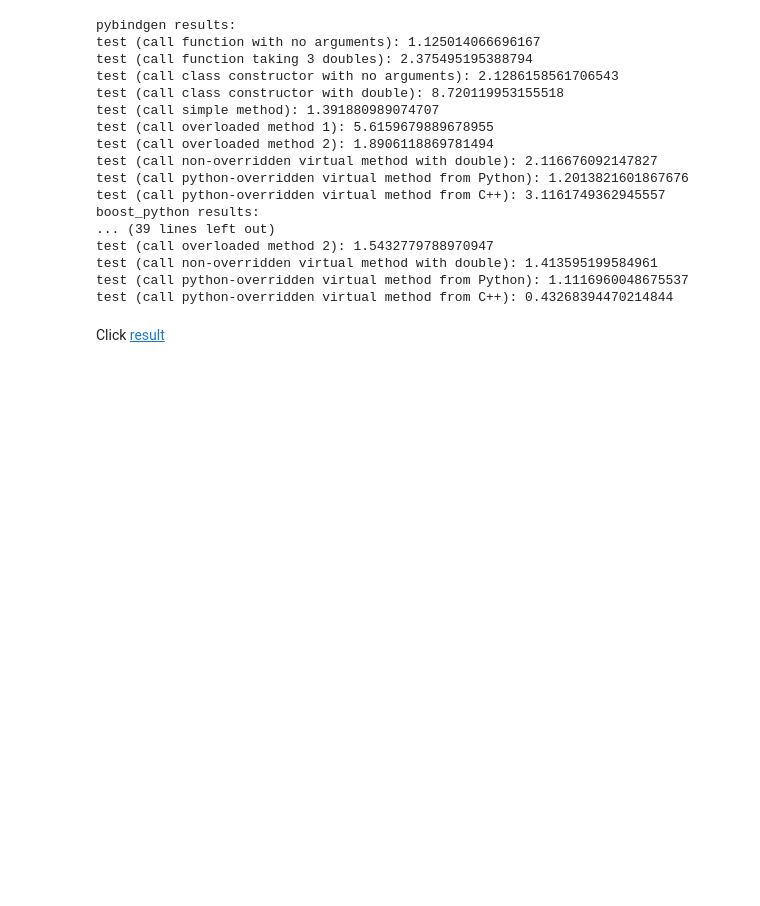
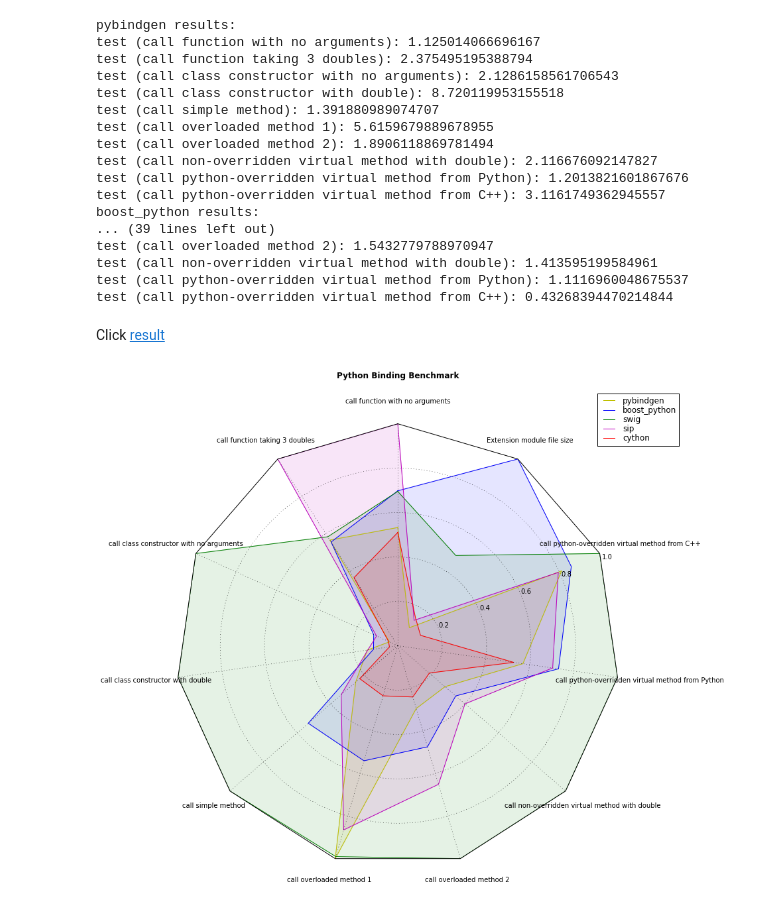
Before and after one commit to xuyuan/python_binding_benchmark, a Jupyter notebook: python_binding_benchmark.ipynb, the cells around one changed output. Cells and saved outputs as stored; diff of their text form; code cells hidden in the pictures; blank space fills up the shorter version.

Commit message:
fancy radar image

```diff
--- a/python_binding_benchmark.ipynb
+++ b/python_binding_benchmark.ipynb
@@ -50,0 +57,39 @@ Click [result](result/index.html)
+# %%
+input_fname = "result.xml"
+dom = parse(input_fname)
+res = dom.getElementsByTagName("results")[0]
+tools = [e for e in res.childNodes if e.nodeType == Node.ELEMENT_NODE]
+num_tests = len(tools[0].getElementsByTagName("test"))
+
+data = []
+for t in range(num_tests):
+    values = []
+    for x, tool in enumerate(tools):
+        values.append(float(tool.getElementsByTagName("test")[t].getAttribute('time')))
+    data.append(values)
+sizes = [float(t.getAttribute('module-file-size')) for t in tools]
+data.append(sizes)
+data = np.asarray(data)
+data /= np.max(data, axis=1)[...,np.newaxis]
+
+spoke_labels = [tools[0].getElementsByTagName("test")[t].getAttribute("description") for t in range(num_tests)]
+spoke_labels.append("Extension module file size")
+num_tests = len(spoke_labels)
+labels = [t.tagName for t in tools]
+# %%
+theta = radar_factory(num_tests, frame='polygon')
+
+fig = plt.figure(figsize=(12,12))
+ax = fig.add_subplot(1, 1, 1, projection='radar')
+ax.set_varlabels(spoke_labels)
+colors = ['y', 'b', 'g', 'm', 'r', 'k', 'c']
+for d, color in zip(data.T, colors):
+    ax.plot(theta, d, color=color)
+    ax.fill(theta, d, facecolor=color, alpha=0.1)
+
+legend = plt.legend(labels, loc=(0.95, .95), labelspacing=0.1)
+ax.set_title("Python Binding Benchmark", weight='bold', size='large', position=(0.5, 1.1),
+                     horizontalalignment='center', verticalalignment='center')
+plt.show()
+# %% [output]
+[figure, added]
```
Also changed, not shown: parts of 1 cell of this notebook, 1 other file.
